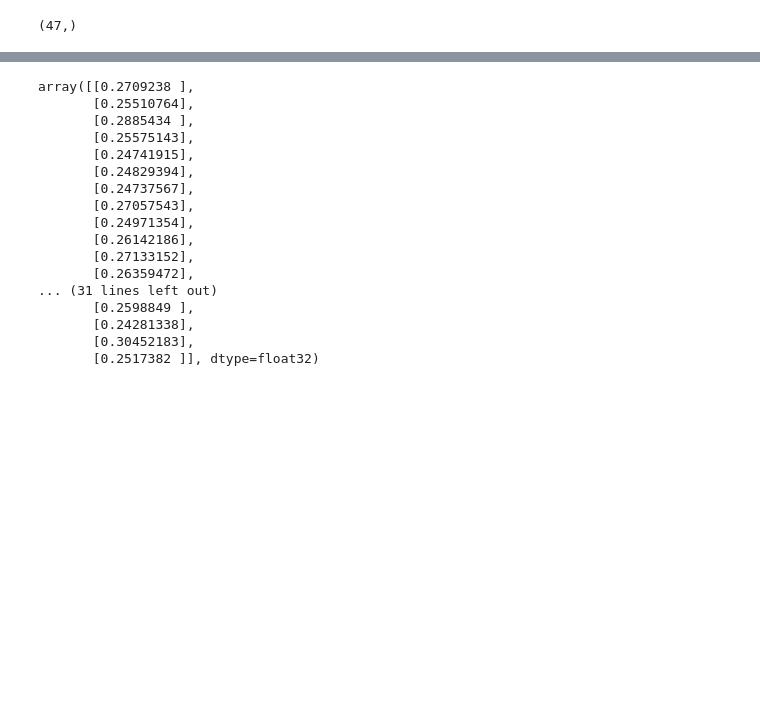
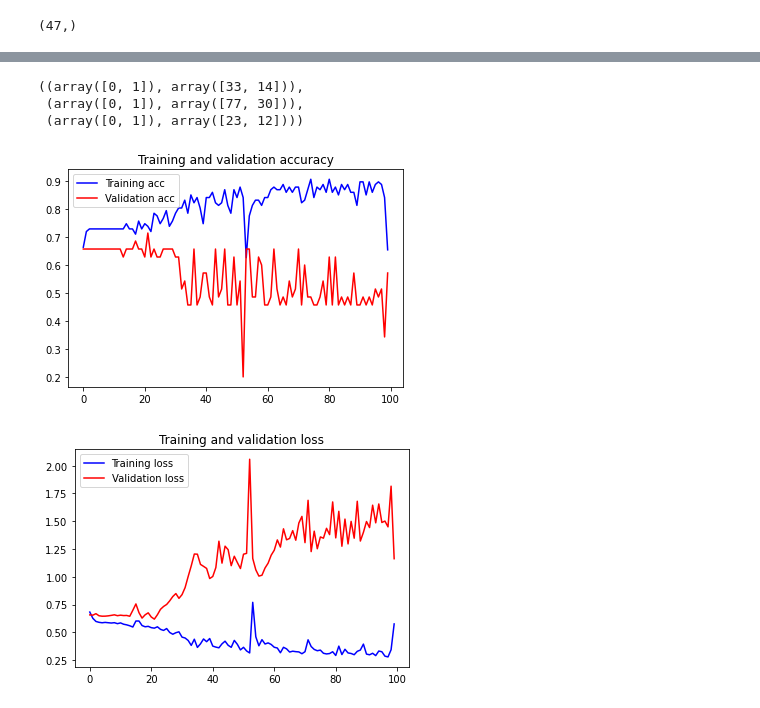
Before and after one commit to JoacoSoulez/Smart-Detector-of-Depressive-Disorder, a Jupyter notebook: notebooks/Terapia/Depresion_Modelo_RNN.ipynb, the cells around one changed output, grey strips where cells are left out. Cells and saved outputs as stored; diff of their text form; code cells hidden in the pictures; blank space fills up the shorter version.

Commit message:
modelo depresion rnn

```diff
--- a/notebooks/Terapia/Depresion_Modelo_RNN.ipynb
+++ b/notebooks/Terapia/Depresion_Modelo_RNN.ipynb
@@ -215,0 +382,4 @@ for n in range(len(X_test)):
+# %%
+X = np.reshape(X, (X.shape[0], 1, X.shape[1]))
+X_test = np.reshape(X_test, (X_test.shape[0], 1, X_test.shape[1]))
+X_val = np.reshape(X_val, (X_val.shape[0], 1, X_val.shape[1]))
@@ -220,2 +394,0 @@ X.shape
-# %%
-Y = pd.Series(Y)
@@ -223,0 +409,3 @@ Y_test = pd.Series(Y_test)
+# %%
+y = Y.astype(int)
+y
@@ -294,12 +521,0 @@ model = init_model()
-# %%
-from tensorflow.keras.callbacks import EarlyStopping
-
-es = EarlyStopping(patience=3, restore_best_weights=True)
-
-history_fit = model.fit(X_train_pad, Y,
-          batch_size = 32,
-          epochs=100,
-          validation_split=0.3,
-          callbacks=[es],
-          verbose = 1
-         )
@@ -341,20 +522,6 @@ history_fit.history
-# %%
-model.predict(X_test_pad)
-# %% [output]
-array([[0.2709238 ],
-       [0.25510764],
-       [0.2885434 ],
-       [0.25575143],
-       [0.24741915],
-       [0.24829394],
-       [0.24737567],
-       [0.27057543],
-       [0.24971354],
-       [0.26142186],
-       [0.27133152],
-       [0.26359472],
-... (31 lines left out)
-       [0.2598849 ],
-       [0.24281338],
-       [0.30452183],
-       [0.2517382 ]], dtype=float32)
+# %%
+np.unique(Y_test, return_counts = True), np.unique(Y, return_counts = True), np.unique(Y_val, return_counts = True)
+# %% [output]
+((array([0, 1]), array([33, 14])),
+ (array([0, 1]), array([77, 30])),
+ (array([0, 1]), array([23, 12])))
@@ -360,0 +595,26 @@ array([[0.2709238 ],
+# %%
+import matplotlib.pyplot as plt
+#ploteo con early stop y sin validation, y con Y como int
+
+val_acc = history_fit.history['val_accuracy']
+loss = history_fit.history['loss']
+val_loss = history_fit.history['val_loss']
+acc = history_fit.history['accuracy']
+epochs = range(len(acc))
+
+plt.plot(epochs, acc, 'b', label='Training acc')
+plt.plot(epochs, val_acc, 'r', label='Validation acc')
+plt.title('Training and validation accuracy')
+plt.legend()
+
+plt.figure()
+
+plt.plot(epochs, loss, 'b', label='Training loss')
+plt.plot(epochs, val_loss, 'r', label='Validation loss')
+plt.title('Training and validation loss')
+plt.legend()
+
+plt.show()
+# %% [output]
+[figure, added]
+[figure, added]
```
Also changed, not shown: parts of 62 cells of this notebook.
